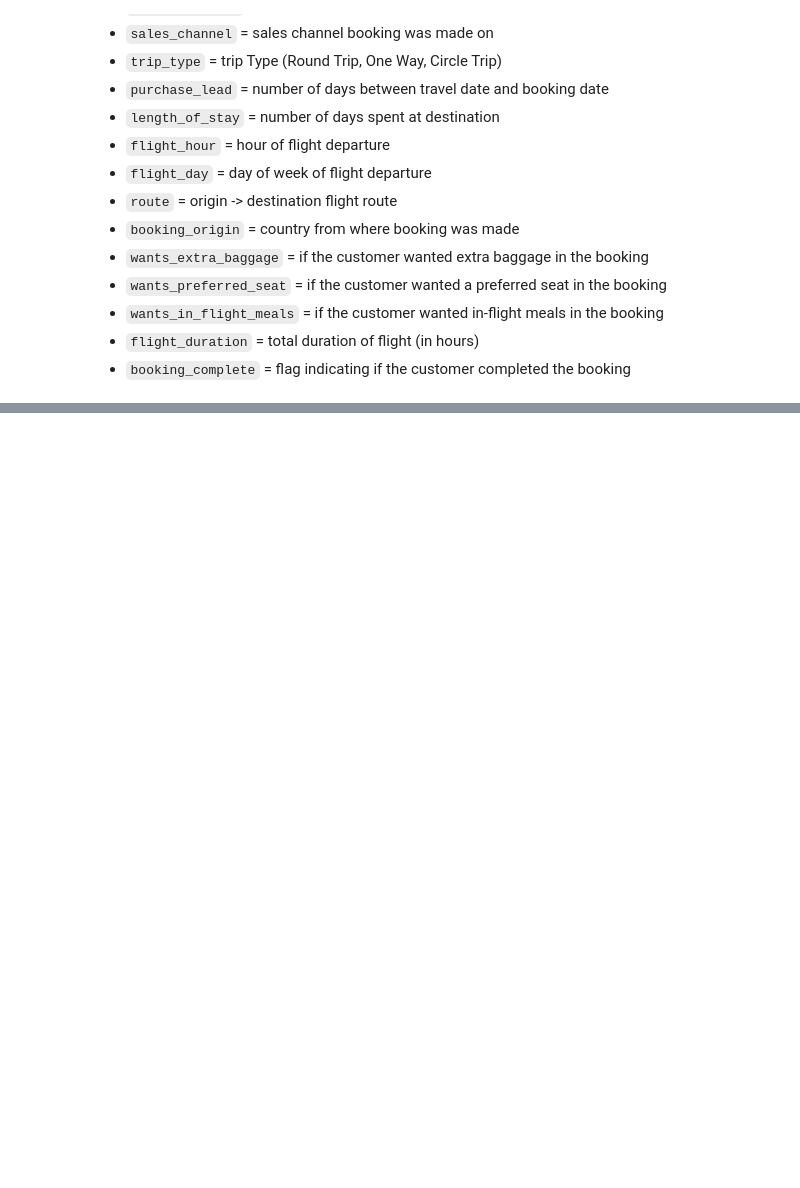
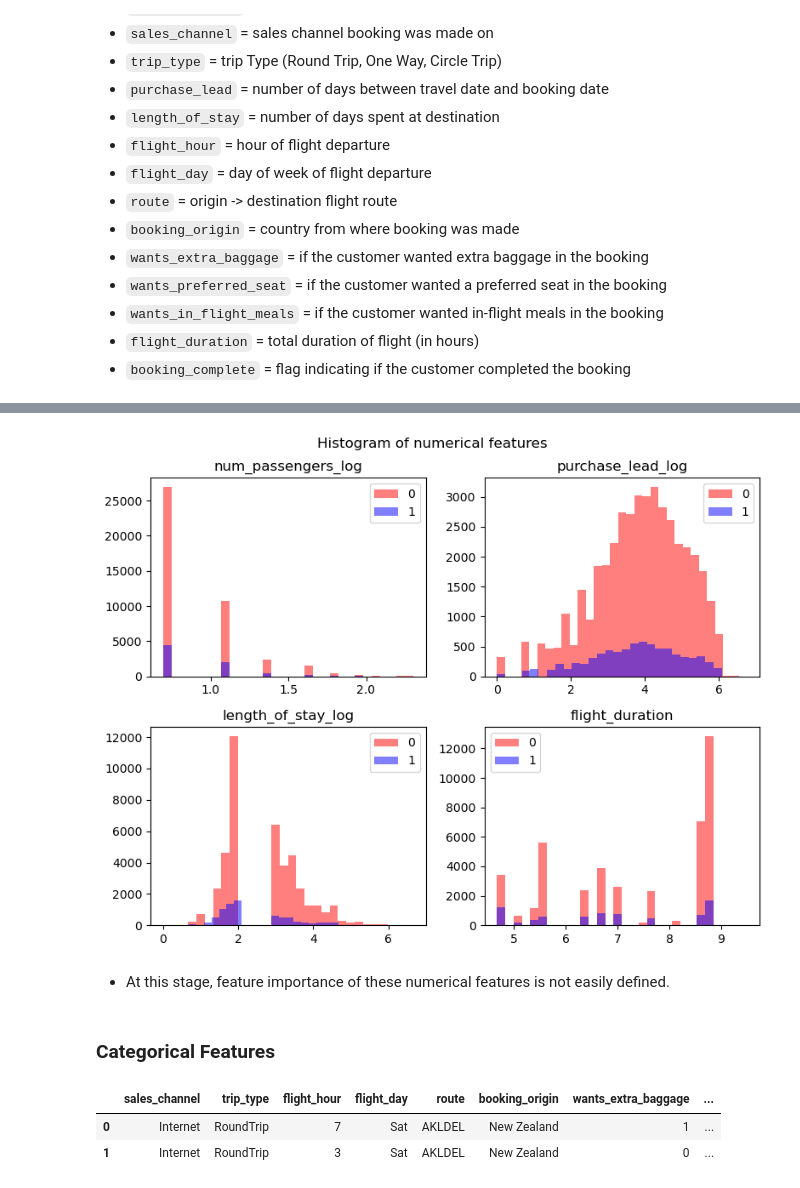
Before and after one commit to moscmh/portfolio, a Jupyter notebook: NLP/airline/predictive_model.ipynb, the cells around one changed output, grey strips where cells are left out. Cells and saved outputs as stored; diff of their text form; code cells hidden in the pictures; blank space fills up the shorter version.

```diff
--- a/NLP/airline/predictive_model.ipynb
+++ b/NLP/airline/predictive_model.ipynb
@@ -96,0 +111,26 @@ df.describe()
+# %%
+df[['num_passengers_log', 'purchase_lead_log', 'length_of_stay_log']] = df[['num_passengers', 'purchase_lead', 'length_of_stay']].apply(lambda x: np.log(x+1))
+# %%
+fig, axes = plt.subplots(2, 2, figsize=(8, 6))
+axes = axes.flatten()
+
+for i, col in enumerate(df[['num_passengers_log', 'purchase_lead_log', 'length_of_stay_log', 'flight_duration']].columns):
+    axes[i].hist(df.loc[df['booking_complete'] == 0, col], bins=30, color='r', alpha=.5, label='0')
+    axes[i].hist(df.loc[df['booking_complete'] == 1, col], bins=30, color='b', alpha=.5, label='1')
+    axes[i].set_title(col)
+    axes[i].legend()
+plt.tight_layout()
+plt.suptitle("Histogram of numerical features", y=1.02)
+plt.show()
+# %% [output]
+[figure, added]
+# %% [markdown]
+* At this stage, feature importance of these numerical features is not easily defined.
+# %% [markdown]
+### Categorical Features
+# %%
+df.select_dtypes(include=['object', 'int64']).head(2)
+# %% [output]
+|  | sales_channel | trip_type | flight_hour | flight_day | route | booking_origin | wants_extra_baggage | ... |
+| 0 | Internet | RoundTrip | 7 | Sat | AKLDEL | New Zealand | 1 | ... |
+| 1 | Internet | RoundTrip | 3 | Sat | AKLDEL | New Zealand | 0 | ... |
```
Also changed, not shown: parts of 41 cells of this notebook, 1 other file.
